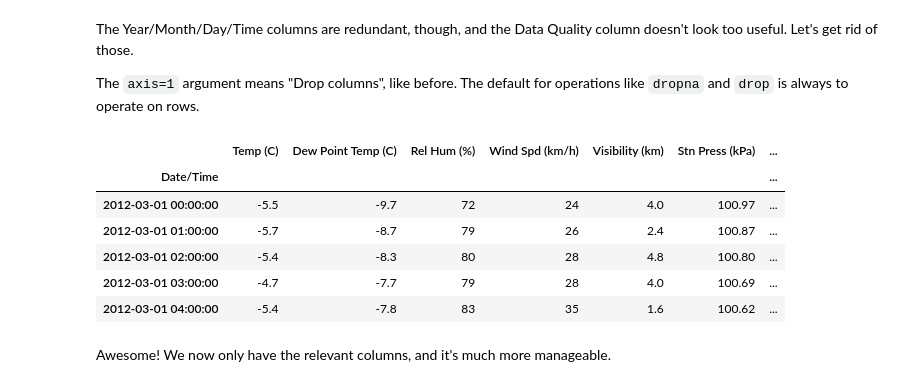
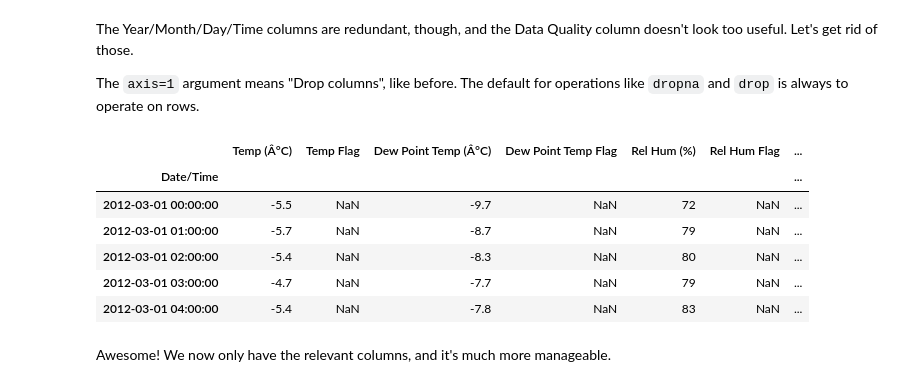
Before and after one commit to jvns/pandas-cookbook, a Jupyter notebook: cookbook/Chapter 5 - Combining dataframes and scraping Canadian weather data.ipynb, the cells around one changed output. Drawn from its saved outputs; the diff is of its cells as text; code cells hidden in the pictures.

```diff
--- a/cookbook/Chapter 5 - Combining dataframes and scraping Canadian weather data.ipynb
+++ b/cookbook/Chapter 5 - Combining dataframes and scraping Canadian weather data.ipynb
@@ -34,7 +34,9 @@ Here we're going to get the data for March 2012, and clean it up
 
 Here's an URL template you can use to get data in Montreal.
 # %%
-url_template = "http://climate.weather.gc.ca/climateData/bulkdata_e.html?format=csv&stationID=5415&Year={year}&Month={month}&timeframe=1&submit=Download+Data"
+url_template = ("http://climate.weather.gc.ca/climateData/bulkdata_e.html?"
+                "format=csv&stationID=5415&Year={year}&Month={month}"
+                "&timeframe=1&submit=Download+Data")
 # %% [markdown]
 To get the data for March 2013, we need to format it with `month=3, year=2012`.
 # %%
@@ -99,16 +101,17 @@ The Year/Month/Day/Time columns are redundant, though, and the Data Quality colu
 
 The `axis=1` argument means "Drop columns", like before. The default for operations like `dropna` and `drop` is always to operate on rows.
 # %%
-weather_mar2012 = weather_mar2012.drop(['Year', 'Month', 'Day', 'Time', 'Data Quality'], axis=1)
+weather_mar2012 = weather_mar2012.drop(['Year', 'Month', 'Day', 'Time', 'Data Quality'],
+                                       axis=1)
 weather_mar2012[:5]
 # %% [output]
-|  | Temp (C) | Dew Point Temp (C) | Rel Hum (%) | Wind Spd (km/h) | Visibility (km) | Stn Press (kPa) | ... |
+|  | Temp (Â°C) | Temp Flag | Dew Point Temp (Â°C) | Dew Point Temp Flag | Rel Hum (%) | Rel Hum Flag | ... |
 | Date/Time |  |  |  |  |  |  | ... |
-| 2012-03-01 00:00:00 | -5.5 | -9.7 | 72 | 24 | 4.0 | 100.97 | ... |
-| 2012-03-01 01:00:00 | -5.7 | -8.7 | 79 | 26 | 2.4 | 100.87 | ... |
-| 2012-03-01 02:00:00 | -5.4 | -8.3 | 80 | 28 | 4.8 | 100.80 | ... |
-| 2012-03-01 03:00:00 | -4.7 | -7.7 | 79 | 28 | 4.0 | 100.69 | ... |
-| 2012-03-01 04:00:00 | -5.4 | -7.8 | 83 | 35 | 1.6 | 100.62 | ... |
+| 2012-03-01 00:00:00 | -5.5 | NaN | -9.7 | NaN | 72 | NaN | ... |
+| 2012-03-01 01:00:00 | -5.7 | NaN | -8.7 | NaN | 79 | NaN | ... |
+| 2012-03-01 02:00:00 | -5.4 | NaN | -8.3 | NaN | 80 | NaN | ... |
+| 2012-03-01 03:00:00 | -4.7 | NaN | -7.7 | NaN | 79 | NaN | ... |
+| 2012-03-01 04:00:00 | -5.4 | NaN | -7.8 | NaN | 83 | NaN | ... |
 # %% [markdown]
 Awesome! We now only have the relevant columns, and it's much more manageable.
 # %% [markdown]
```
